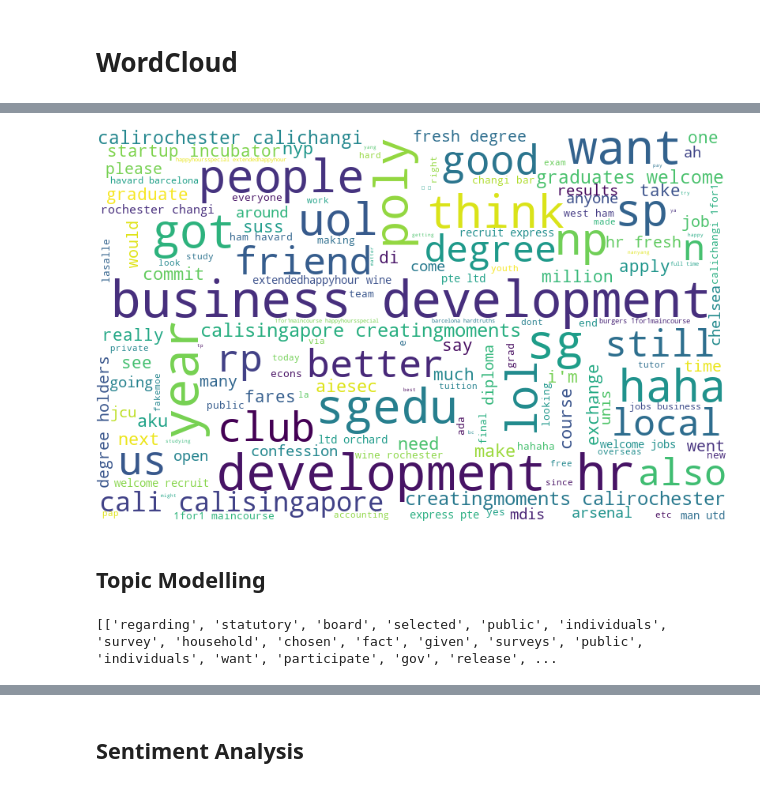
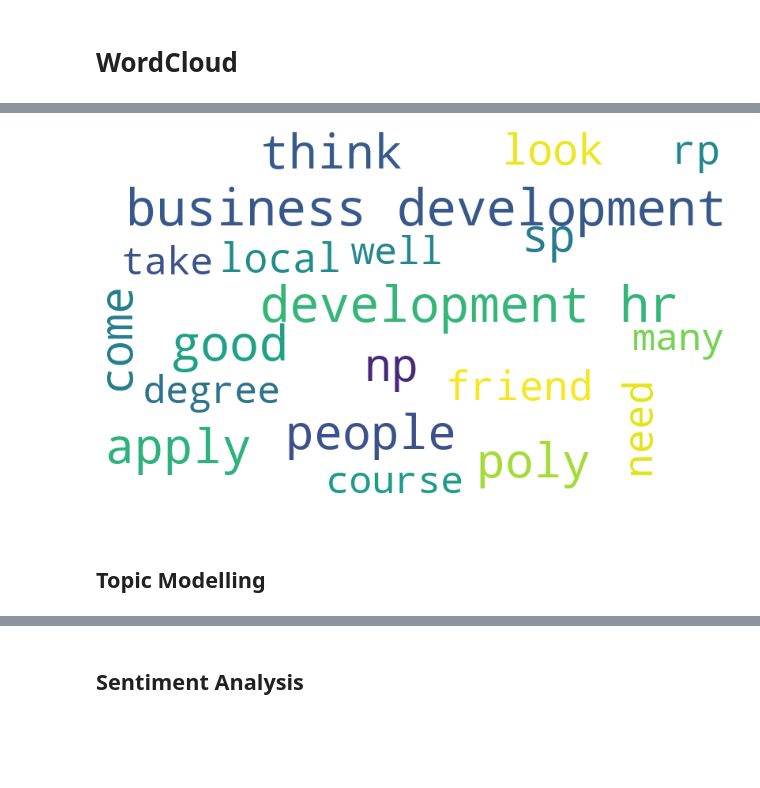
Before and after one commit to ashleyykq/is434-g2-t7, a Jupyter notebook: twitter/Tweets Analysis.ipynb, the cells around one changed output, grey strips where cells are left out. Drawn from its saved outputs; the diff is of its cells as text; code cells hidden in the pictures; blank space fills up the shorter version.

```diff
--- a/twitter/Tweets Analysis.ipynb
+++ b/twitter/Tweets Analysis.ipynb
@@ -147,0 +156,23 @@ stop_words.append('know')
+# %%
+import nltk
+from nltk.tokenize import word_tokenize
+from nltk import pos_tag
+from nltk.corpus import stopwords
+from nltk.corpus import wordnet
+
+# stop_words = stopwords.words('english')
+# stop_words.extend(['nbsp', 'schoolofinformationsystems', 'smuscis', 'smu', 'sis', 'computingatsmu', 'sgsmu', 'smusis', 'q', 'ly', 'bit'])
+# stop_words.extend(['sg', 'like', 'singapore', 'school', 'university', 'scis', 'year', 'student', 'smartcitymanagement', 'computerscience', 'informationsystems'])
+print(stop_words)
+# POS tagger dictionary
+pos_dict = {'J':wordnet.ADJ, 'V':wordnet.VERB, 'N':wordnet.NOUN, 'R':wordnet.ADV}
+def token_stop_pos(text):
+    tags = pos_tag(word_tokenize(text))
+    newlist = []
+    for word, tag in tags:
+        if word.lower() not in set(stop_words):
+            newlist.append(tuple([word, pos_dict.get(tag[0])]))
+    return newlist
+
+train_text['POS tagged'] = train_text['cleaned'].apply(token_stop_pos)
+train_text.head()
@@ -147,0 +189,16 @@ stop_words.append('know')
+# %%
+from nltk.stem import WordNetLemmatizer
+wordnet_lemmatizer = WordNetLemmatizer()
+def lemmatize(pos_data):
+    lemma_rew = " "
+    for word, pos in pos_data:
+        if not pos:
+            lemma = word
+            lemma_rew = lemma_rew + " " + lemma
+        else:
+            lemma = wordnet_lemmatizer.lemmatize(word, pos=pos)
+            lemma_rew = lemma_rew + " " + lemma
+    return lemma_rew
+
+train_text['Lemma'] = train_text['POS tagged'].apply(lemmatize)
+train_text.head()
@@ -150,18 +258,18 @@ stop_words.append('know')
 # %%
 # Import the wordcloud library
 from wordcloud import WordCloud
 
 # Join the different processed titles together.
-long_string = ','.join(list(train_text['Text']))
+long_string = ','.join(list(train_text['Lemma']))
 # print(long_string)
 
 # Create a WordCloud object
-wordcloud = WordCloud(width=800, height=500, stopwords=stop_words, background_color="white", max_words=150, contour_width=3, contour_color='steelblue')
+wordcloud = WordCloud(width=800, height=500, stopwords=stop_words, background_color="white", max_words=20, contour_width=3, contour_color='steelblue')
 
 # Generate a word cloud
 wordcloud.generate(long_string)
 
 # Visualize the word cloud
 wordcloud.to_image()
 # %% [output]
-[figure, old version]
+[figure, new version]
@@ -168,21 +283,2 @@ wordcloud.to_image()
 # %% [markdown]
 ## Topic Modelling
-# %%
-import gensim
-from gensim.utils import simple_preprocess
-
-def sent_to_words(sentences):
-    for sentence in sentences:
-        # deacc=True removes punctuations
-        yield(gensim.utils.simple_preprocess(str(sentence), deacc=True))
-def remove_stopwords(texts):
-    return [[word for word in simple_preprocess(str(doc))
-             if word not in stop_words] for doc in texts]
-data = train_text.Text.values.tolist()
-data_words = list(sent_to_words(data))
-
-# remove stop words
-data_words = remove_stopwords(data_words)
-print(data_words)
-# %% [output]
-[['regarding', 'statutory', 'board', 'selected', 'public', 'individuals', 'survey', 'household', 'chosen', 'fact', 'given', 'surveys', 'public', 'individuals', 'want', 'participate', 'gov', 'release', ...
```
Also changed, not shown: parts of 36 cells of this notebook, 4 other files.
